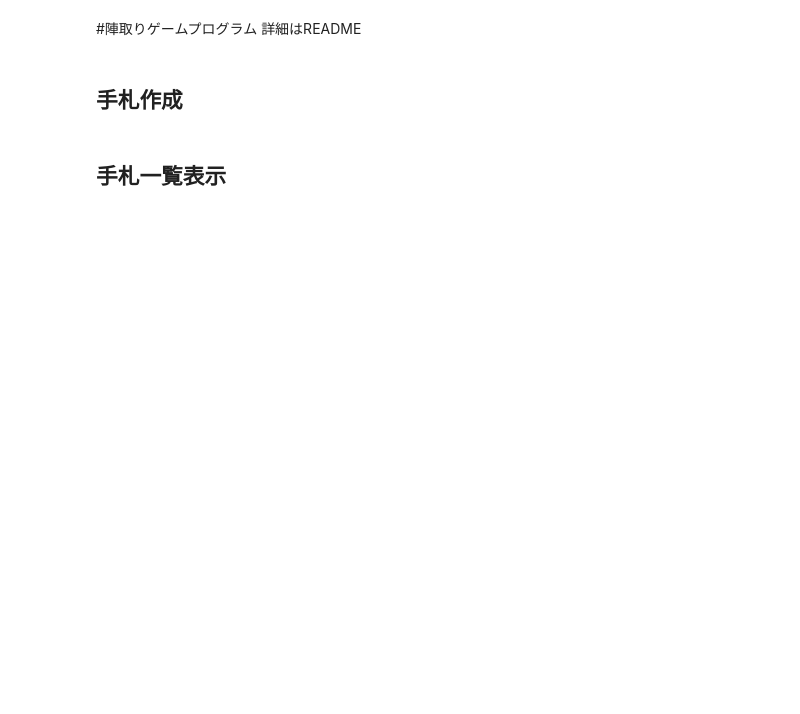
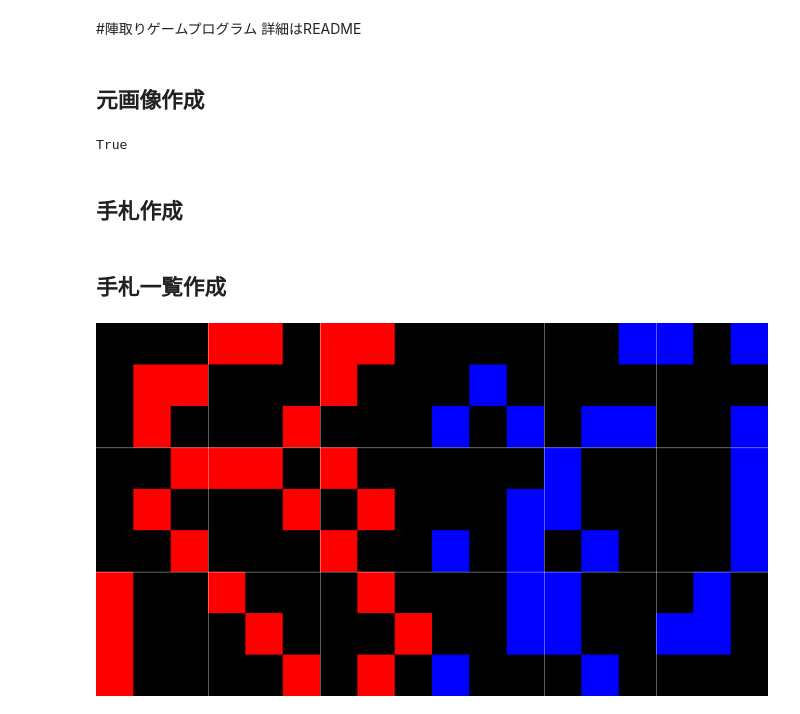
Before and after one commit to e-s-23/Prog2kakushin, a Jupyter notebook: work3.ipynb, the cells around one changed output. Cells and saved outputs as stored; diff of their text form; code cells hidden in the pictures; blank space fills up the shorter version.

Commit message:
Colaboratory を使用して作成しました

```diff
--- a/work3.ipynb
+++ b/work3.ipynb
@@ -3,6 +3,22 @@
 # %% [markdown]
 #陣取りゲームプログラム
 詳細はREADME
+# %% [markdown]
+## 元画像作成
+# %%
+import numpy as np
+import cv2,glob
+
+board1 = np.zeros((100,100,3),np.uint8)
+board2 = np.zeros((100,100,3),np.uint8)
+
+cv2.rectangle(board1,(0,0),(100,100),color = (255,0,0),thickness = -1)
+cv2.rectangle(board2,(0,0),(100,100),color = (0,0,255),thickness = -1)
+
+cv2.imwrite("Blue.png",board1)
+cv2.imwrite("Red.png",board2)
+# %% [output]
+True
 # %% [markdown]
 ## 手札作成
 # %%
@@ -68,34 +81,43 @@ for i in range(1,10):
     tag = t.paste_map()
     cv2.imwrite("Red" + str(i) + ".png",tag)
 # %% [markdown]
-## 手札一覧表示
+## 手札一覧作成
 # %%
 import numpy as np
 import cv2
+from google.colab.patches import cv2_imshow
 
 def view_grid(color):
     board = np.ones((900,900,3),np.uint8) * 255
     count = 1
 
     for i in range(3):
         for j in range(3):
             img = cv2.imread(color + str(count) + ".png")
             h,w = img.shape[:2]
 
             H = i * 300
             W = j * 300
             board[H:H+h, W:W+w] = img
             count += 1
 
     y_step = 300
     x_step = 300
 
     board_y,board_x = board.shape[:2]
     board[y_step:board_y:y_step, :, :] = 255
     board[:, x_step:board_x:x_step, :] = 255
 
-    cv2_imshow("",board)
     cv2.imwrite(color + "_grid.png",board)
 
-view_grid("red")
+view_grid("Red")
 view_grid("Blue")
+
+Red = cv2.imread("Red_grid.png")
+Blue = cv2.imread("Blue_grid.png")
+merge = np.hstack((Red, Blue))
+w,h = merge.shape[:2]
+re_merge = cv2.resize(merge, (int(w * 0.9), int(h * 0.25)))
+cv2_imshow(re_merge)
+# %% [output]
+[figure, added]
```
Also changed, not shown: parts of 7 cells of this notebook.
